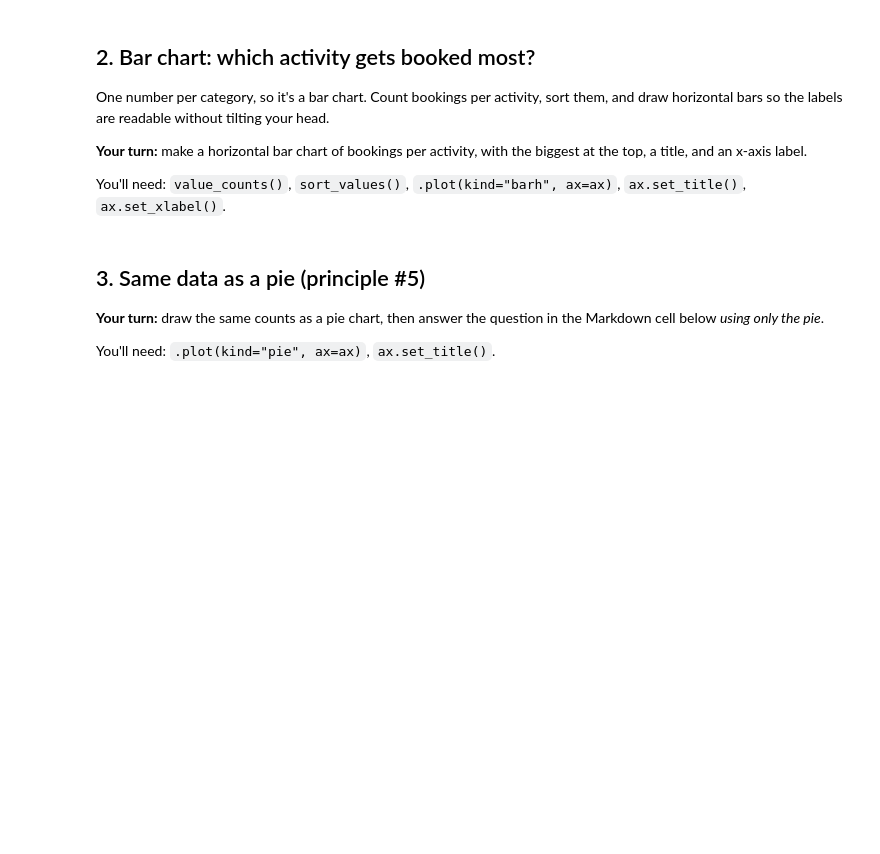
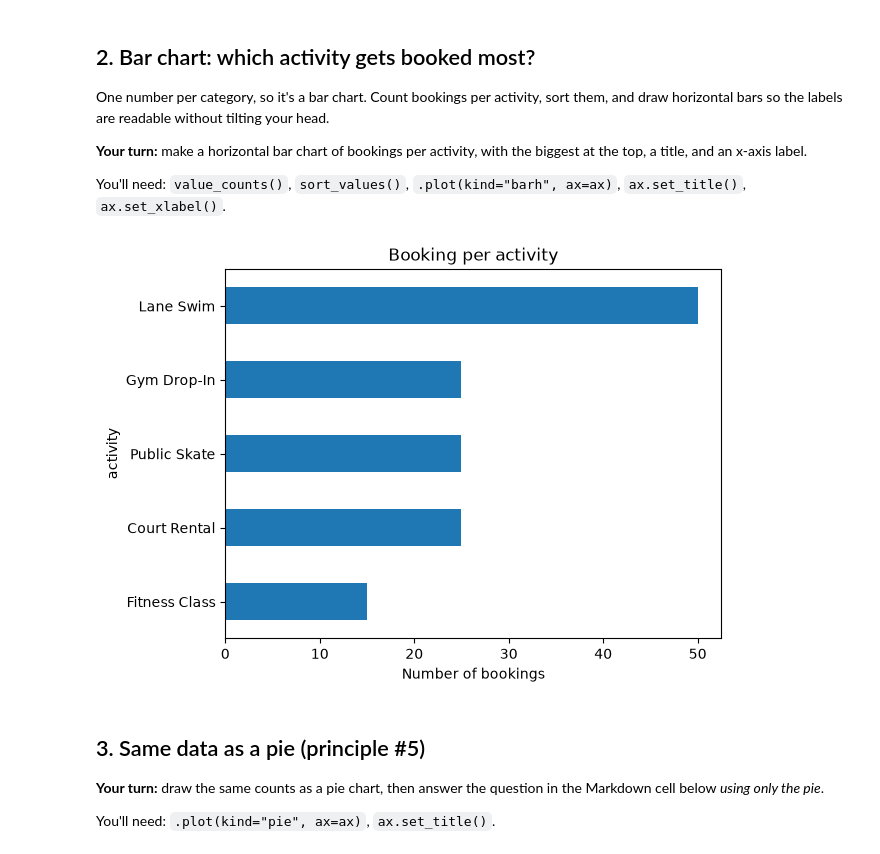
Before and after one commit to Ingiya/2501, a Jupyter notebook: student/lesson-13/viz_demo_starter.ipynb, the cells around one changed output. Saved outputs shown, nothing was run; the diff lists cells and outputs as text; code cells hidden in the pictures; blank space fills up the shorter version.

```diff
--- a/student/lesson-13/viz_demo_starter.ipynb
+++ b/student/lesson-13/viz_demo_starter.ipynb
@@ -50,6 +52,23 @@ One number per category, so it's a bar chart. Count bookings per activity, sort
 **Your turn:** make a horizontal bar chart of bookings per activity, with the biggest at the top, a title, and an x-axis label.
 
 You'll need: `value_counts()`, `sort_values()`, `.plot(kind="barh", ax=ax)`, `ax.set_title()`, `ax.set_xlabel()`.
+# %%
+# sorted activity values
+counts =y" bookings["activit].value_counts().sort_values()
+
+# creates figure, use to plot sharts
+fig, ax = plt.subplots()
+
+# plot
+counts.plot(kind="barh", ax=ax)
+
+ax.set_title("Booking per activity")
+ax.set_xlabel("Number of bookings")
+
+#render the chart
+plt.show()
+# %% [output]
+[figure, added]
 # %% [markdown]
 ## 3. Same data as a pie (principle #5)
 **Your turn:** draw the same counts as a pie chart, then answer the question in the Markdown cell below *using only the pie*.
```
Also changed, not shown: parts of 10 cells of this notebook.
